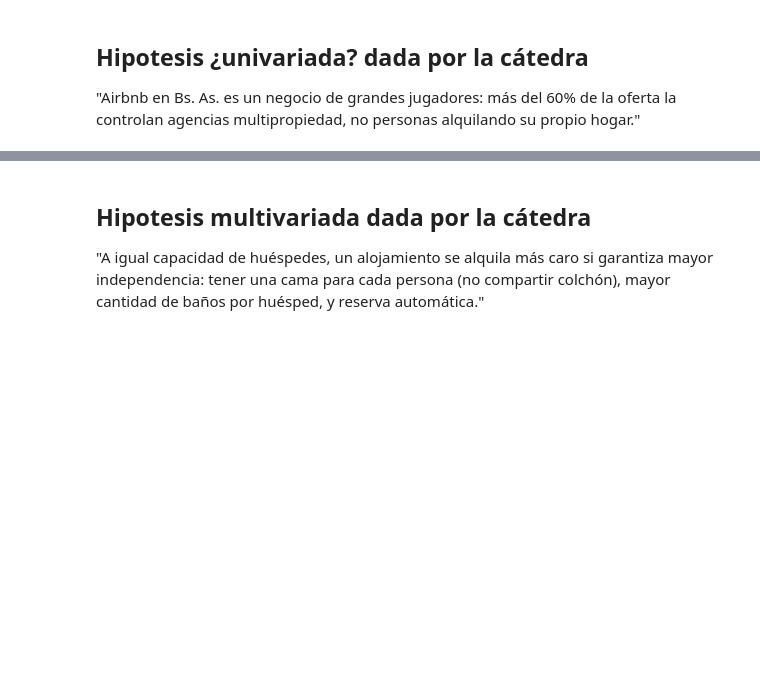
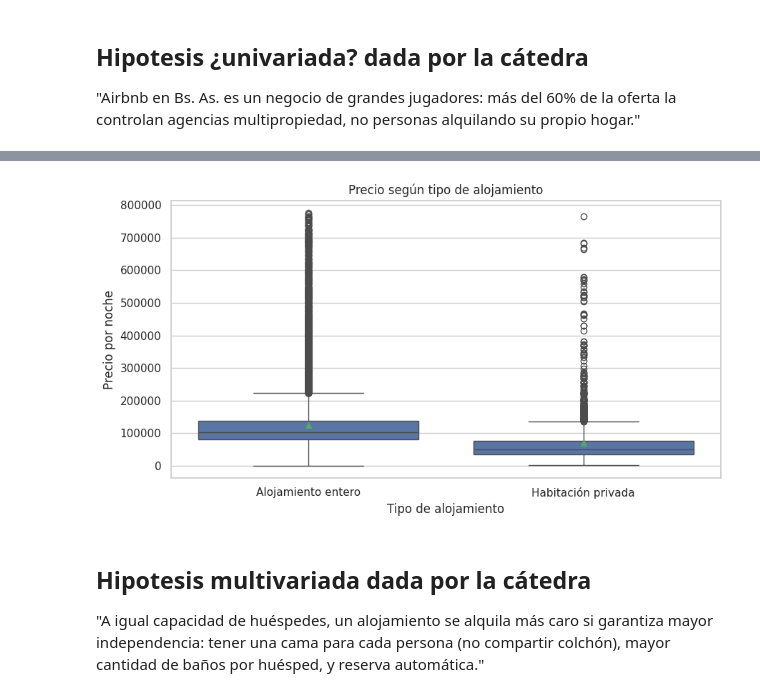
Before and after one commit to ClariflaroCode/TP_fundamentos_grupo30_airbnb, a Jupyter notebook: Entrega.ipynb, the cells around one changed output, grey strips where cells are left out. Cells and saved outputs as stored; diff of their text form; code cells hidden in the pictures; blank space fills up the shorter version.

```diff
--- a/Entrega.ipynb
+++ b/Entrega.ipynb
@@ -386,3 +318,30 @@ Ratio de Medianas:       0.51x
+# %%
+# Seleccionar los dos tipos y conservar precios hasta su percentil 99 conjunto.
+datos_boxplot = df_listing[
+    df_listing["room_type"].isin(["Entire home/apt", "Private room"])
+].copy()
+
+limite = datos_boxplot["price"].quantile(0.99)
+datos_boxplot = datos_boxplot[datos_boxplot["price"] <= limite]
+
+plt.figure(figsize=(9, 5))
+
+sns.boxplot(
+    data=datos_boxplot,
+    x="room_type",
+    y="price",
+    order=["Entire home/apt", "Private room"],
+    showmeans=True
+)
+
+plt.xticks([0, 1], ["Alojamiento entero", "Habitación privada"])
+plt.xlabel("Tipo de alojamiento")
+plt.ylabel("Precio por noche")
+plt.title("Precio según tipo de alojamiento")
+plt.tight_layout()
+plt.show()
+# %% [output]
+[figure, added]
 # %% [markdown]
 ## Hipotesis multivariada dada por la cátedra
 "A igual capacidad de huéspedes, un alojamiento se alquila más caro si
```
Also changed, not shown: parts of 37 cells of this notebook.
